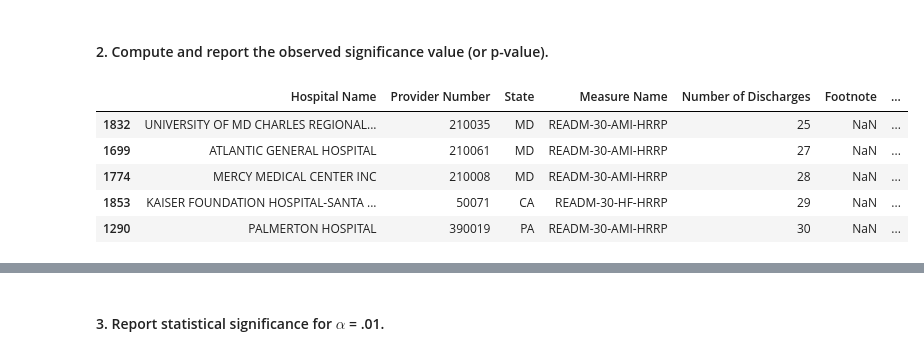
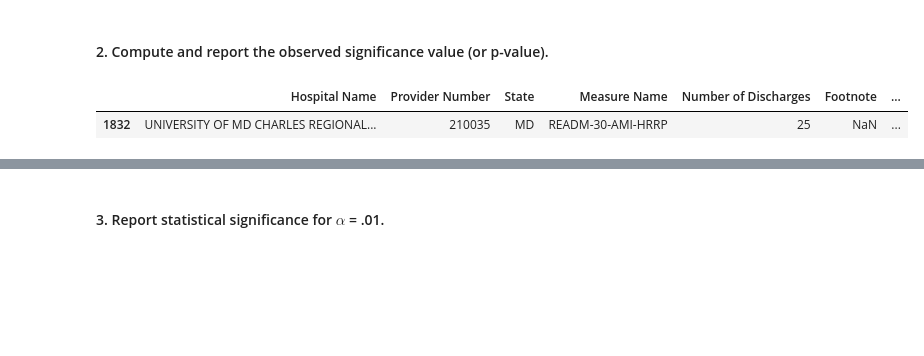
Before and after one commit to AlfredMtz/Springboard, a Jupyter notebook: Infer_stats_ mini_projects/sliderule_dsi_inferential_statistics_exercise_3-Alfredo.ipynb, the cells around one changed output, grey strips where cells are left out. Drawn from its saved outputs; the diff is of its cells as text; code cells hidden in the pictures; blank space fills up the shorter version.

```diff
--- a/Infer_stats_ mini_projects/sliderule_dsi_inferential_statistics_exercise_3-Alfredo.ipynb
+++ b/Infer_stats_ mini_projects/sliderule_dsi_inferential_statistics_exercise_3-Alfredo.ipynb
@@ -142,12 +142,8 @@ C: Conclusion
 # %%
 new_analysis = clean_hospital_read_df
 #new_analysis.head()
 new_analysis = new_analysis[new_analysis['Number of Readmissions'].notnull()]
-new_analysis.head()
+new_analysis.head(1)
 # %% [output]
 |  | Hospital Name | Provider Number | State | Measure Name | Number of Discharges | Footnote | ... |
 | 1832 | UNIVERSITY OF MD CHARLES REGIONAL... | 210035 | MD | READM-30-AMI-HRRP | 25 | NaN | ... |
-| 1699 | ATLANTIC GENERAL HOSPITAL | 210061 | MD | READM-30-AMI-HRRP | 27 | NaN | ... |
-| 1774 | MERCY MEDICAL CENTER INC | 210008 | MD | READM-30-AMI-HRRP | 28 | NaN | ... |
-| 1853 | KAISER FOUNDATION HOSPITAL-SANTA ... | 50071 | CA | READM-30-HF-HRRP | 29 | NaN | ... |
-| 1290 | PALMERTON HOSPITAL | 390019 | PA | READM-30-AMI-HRRP | 30 | NaN | ... |
```
Also changed, not shown: parts of 26 cells of this notebook.
